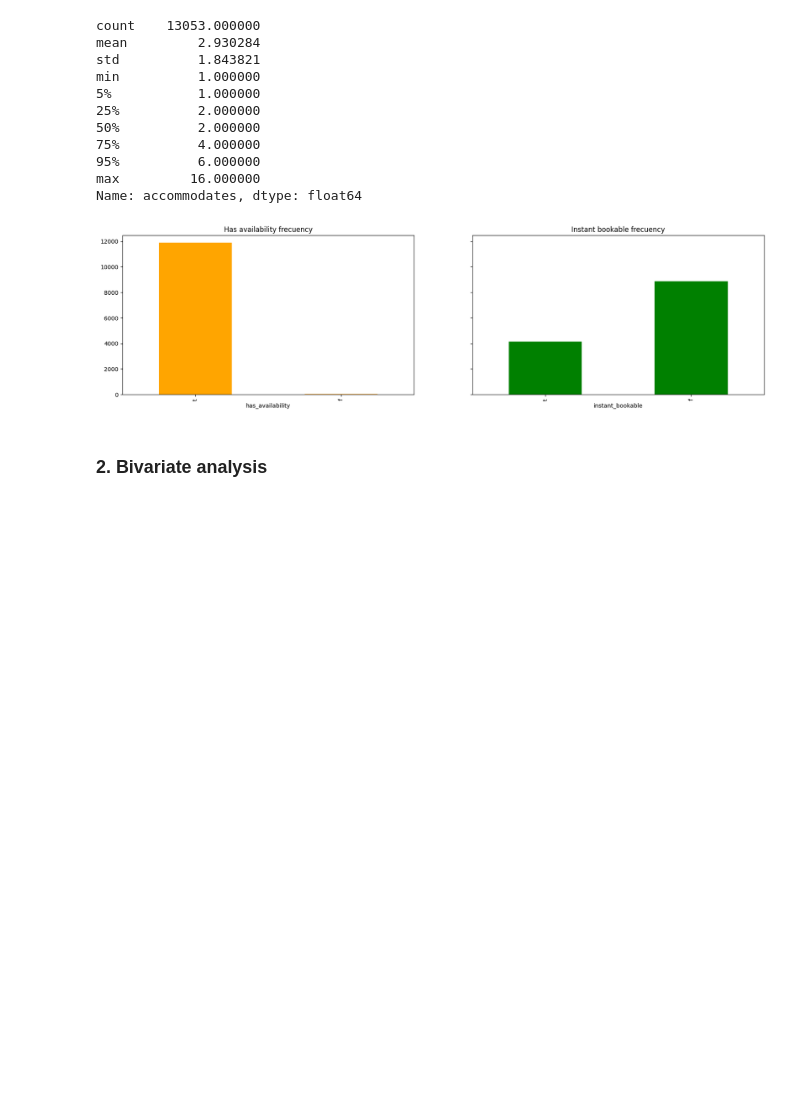
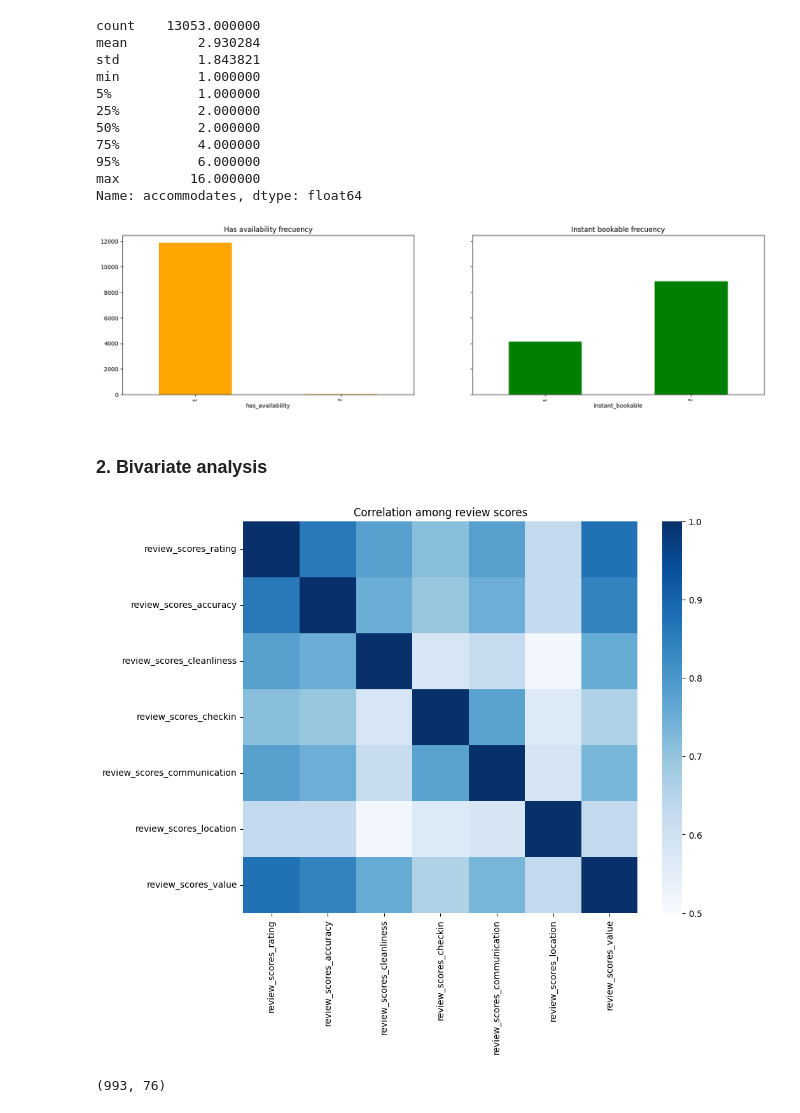
Before and after one commit to Lperdoca/Ciencia-de-datos.-Taller-1, a Jupyter notebook: EDA_AirBnb_Santiago de Chile.ipynb, the cells around one changed output. Drawn from its saved outputs; the diff is of its cells as text; code cells hidden in the pictures; blank space fills up the shorter version.

```diff
--- a/EDA_AirBnb_Santiago de Chile.ipynb
+++ b/EDA_AirBnb_Santiago de Chile.ipynb
@@ -275,3 +275,6 @@ array(['[]',
        '["Dining table", "Freezer", "Clothing storage", "Laundromat nearby", "Free parking on premises", "Room-darkening shades", "Bed linens", "Outdoor furniture", "Wifi", "Shampoo", "Body soap", "Fi ...
        '["Hot water kettle", "Dining table", "Freezer", "Extra pillows and blankets", "Laundromat nearby", "Room-darkening shades", "Bed linens", "Body soap", "Stainless steel single oven", "Safe", "M ...
       dtype=object)
+# %%
+#'Amenities' contains the services as a text string separated by commas, let's convert those text strings into lists
+listings_Santiago_df['amenities'] = listings_Santiago_df['amenities'].apply(lambda x: x.split(','))
@@ -307,18 +425,22 @@ plt.show()
 # %%
 # Plotting correlation heatmap among review scores
 plt.figure(figsize=(10, 8))
 sns.heatmap(
-    listings_df[["review_scores_rating", "review_scores_accuracy", "review_scores_cleanliness", "review_scores_checkin", "review_scores_communication", "review_scores_location", "review_scores_value"]].corr(),
+    listings_Santiago_df[["review_scores_rating", "review_scores_accuracy", "review_scores_cleanliness", "review_scores_checkin", "review_scores_communication", "review_scores_location", "review_scores_value"]].corr(),
     vmin=0.5, vmax=1,
     cmap="Blues"
 )
 plt.title("Correlation among review scores")
 plt.show()
+# %% [output]
+[figure, added]
 # %%
 # For large datasets, some visualizations are innefective when trying to represent individual instances
 # A naive strategy is to use only a random sample to visualize
-listings_sample_df =  listings_df.loc[listings_df["price_float"] <= (q3 + 1.5 * iqr)].sample(frac=0.1)
+listings_sample_df =  listings_Santiago_df.loc[listings_Santiago_df["price_float"] <= (q3 + 1.5 * iqr)].sample(frac=0.1)
 listings_sample_df.shape
+# %% [output]
+(993, 76)
 # %%
 # Plotting the relationship between price and review score value
 plt.figure(figsize=(10, 8))
```
Also changed, not shown: parts of 26 cells of this notebook.
